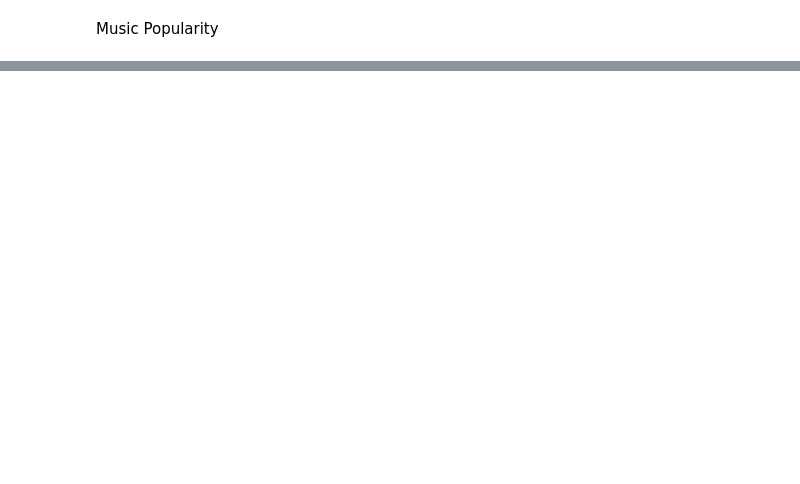
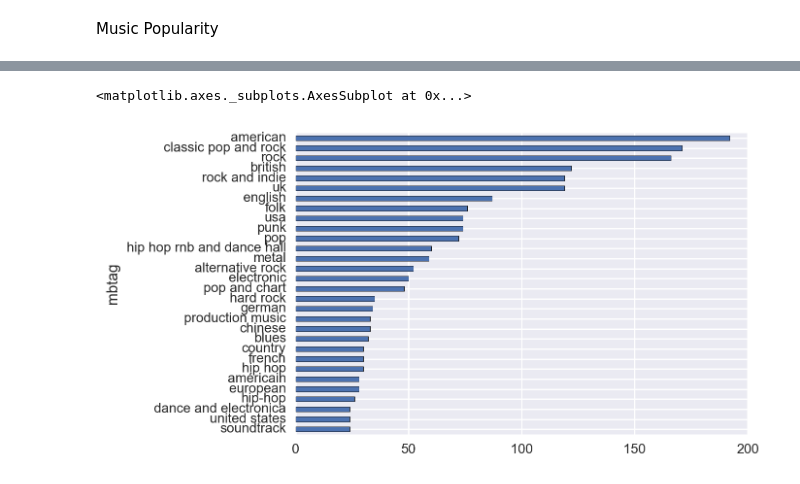
Before and after one commit to davrayjohn/DSI-SF-4-davrayjohn, a Jupyter notebook: Capestone/Capstone - Technical Report.ipynb, the cells around one changed output, grey strips where cells are left out. Saved outputs shown, nothing was run; the diff lists cells and outputs as text; code cells hidden in the pictures; blank space fills up the shorter version.

```diff
--- a/Capestone/Capstone - Technical Report.ipynb
+++ b/Capestone/Capstone - Technical Report.ipynb
@@ -23,0 +431,7 @@ With a large and saturated music landscape, many great artists are always uniden
+# %%
+# Original dataframes (in their long format):
+df_mbtag_og = pd.read_csv('../Capestone/df_mbtag_og.csv')
+df_term_og = pd.read_csv('../Capestone/df_term_og.csv')
+df_songs_og = pd.read_csv('../Capestone/df_songs_og.csv')
+df_lyric_og = pd.read_csv('../Capestone/df_lyric_og.csv')
+df_genre_og = pd.read_csv('../Capestone/df_genre_og.csv')
@@ -23,0 +456,14 @@ With a large and saturated music landscape, many great artists are always uniden
+# %%
+# Clean uneeded columns
+df_mbtag_og = df_mbtag_og.drop('Unnamed: 0', axis=1)
+df_term_og = df_term_og.drop('Unnamed: 0', axis=1)
+df_songs_og = df_songs_og.drop('Unnamed: 0', axis=1)
+df_lyric_og = df_lyric_og.drop('Unnamed: 0', axis=1)
+df_genre_og = df_genre_og.drop('Unnamed: 0', axis=1)
+df_lyric_comb = df_lyric_comb.drop('Unnamed: 0', axis=1)
+df_tags_comb = df_tags_comb.drop('Unnamed: 0', axis=1)
+df_lyric_metadata = df_lyric_metadata.drop('Unnamed: 0', axis=1)
+df_genre_wide = df_genre_wide.drop('Unnamed: 0', axis=1)
+df_mbtag = df_mbtag.drop('Unnamed: 0', axis=1)
+df_term = df_term.drop('Unnamed: 0', axis=1)
+df_sub_genre = df_sub_genre.drop('Unnamed: 0', axis=1)
@@ -23,0 +477,5 @@ With a large and saturated music landscape, many great artists are always uniden
+# %%
+df_mbtag_og.groupby('mbtag')['values'].sum().sort_values(ascending=True).tail(30).plot(kind="barh")
+# %% [output]
+<matplotlib.axes._subplots.AxesSubplot at 0x...>
+[figure, added]
```
Also changed, not shown: parts of 172 cells of this notebook.
